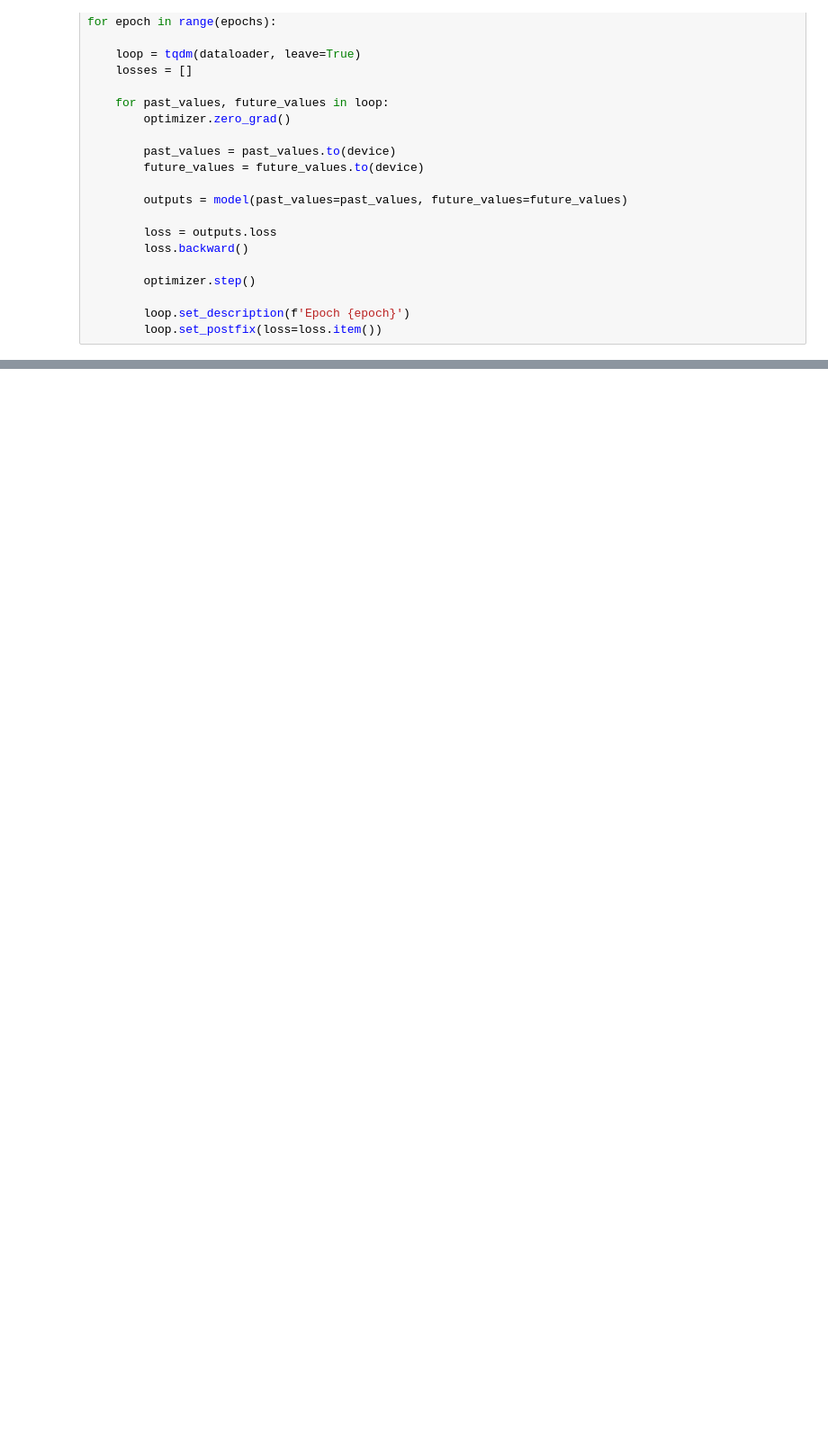
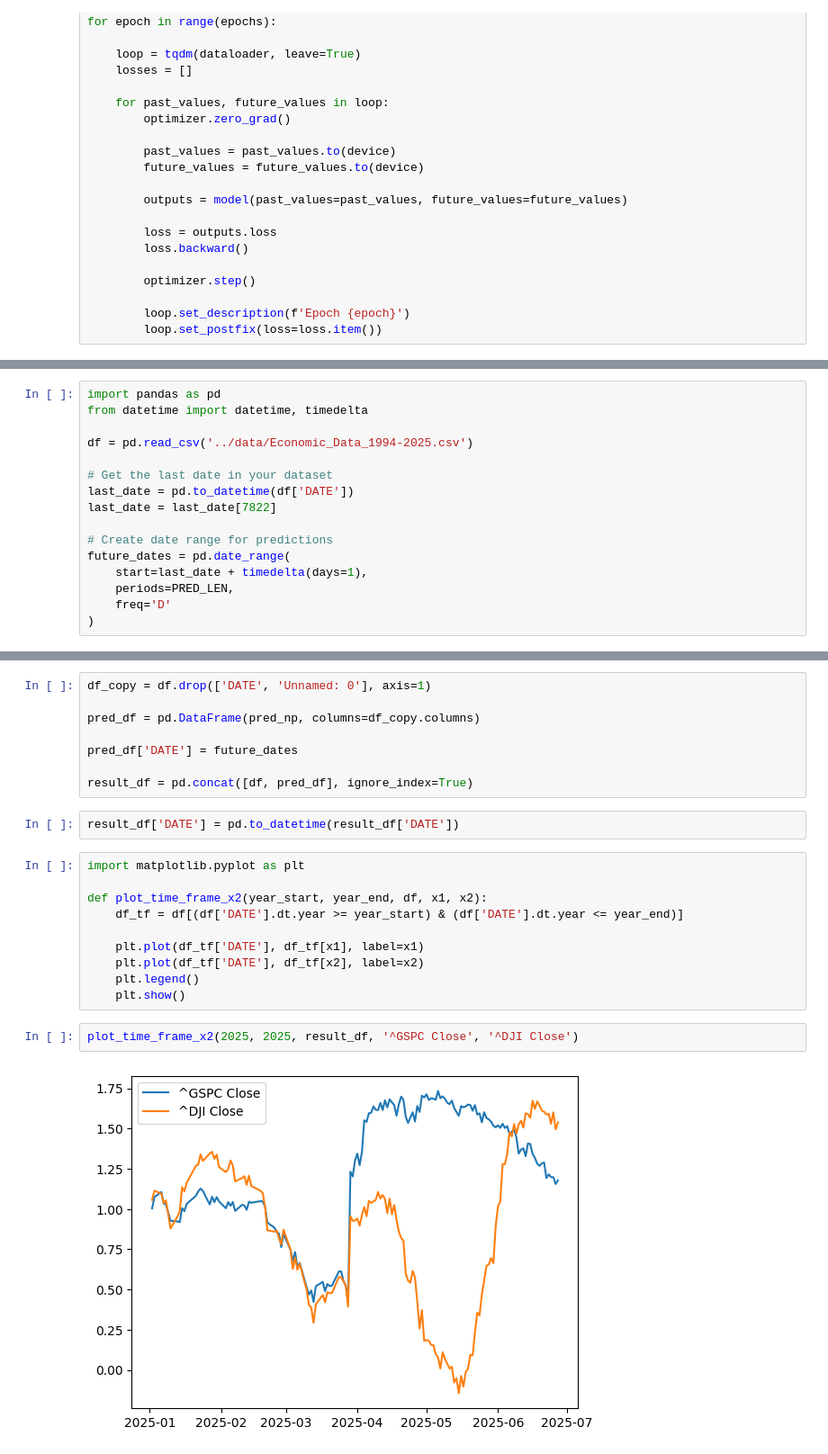
Before and after one commit to Brycekratzer/Economic-Web-DashBoard, a Jupyter notebook: model/PatchTST.ipynb, the cells around one changed output, grey strips where cells are left out. Shown at 90% size. Cells and saved outputs as stored; diff of their text form; blank space fills up the shorter version.

Commit message:
Model Prediction V1 made

```diff
--- a/model/PatchTST.ipynb
+++ b/model/PatchTST.ipynb
@@ -156,0 +238,16 @@ for epoch in range(epochs):
+# %%
+import pandas as pd
+from datetime import datetime, timedelta
+
+df = pd.read_csv('../data/Economic_Data_1994-2025.csv')
+
+# Get the last date in your dataset
+last_date = pd.to_datetime(df['DATE'])
+last_date = last_date[7822]
+
+# Create date range for predictions
+future_dates = pd.date_range(
+    start=last_date + timedelta(days=1),
+    periods=PRED_LEN,
+    freq='D'
+)
@@ -156,0 +256,24 @@ for epoch in range(epochs):
+# %%
+df_copy = df.drop(['DATE', 'Unnamed: 0'], axis=1)
+
+pred_df = pd.DataFrame(pred_np, columns=df_copy.columns)
+
+pred_df['DATE'] = future_dates
+
+result_df = pd.concat([df, pred_df], ignore_index=True)
+# %%
+result_df['DATE'] = pd.to_datetime(result_df['DATE'])
+# %%
+import matplotlib.pyplot as plt
+
+def plot_time_frame_x2(year_start, year_end, df, x1, x2):
+    df_tf = df[(df['DATE'].dt.year >= year_start) & (df['DATE'].dt.year <= year_end)]
+
+    plt.plot(df_tf['DATE'], df_tf[x1], label=x1)
+    plt.plot(df_tf['DATE'], df_tf[x2], label=x2)
+    plt.legend()
+    plt.show()
+# %%
+plot_time_frame_x2(2025, 2025, result_df, '^GSPC Close', '^DJI Close')
+# %% [output]
+[figure, added]
```
Also changed, not shown: parts of 12 cells of this notebook, 1 other file.
